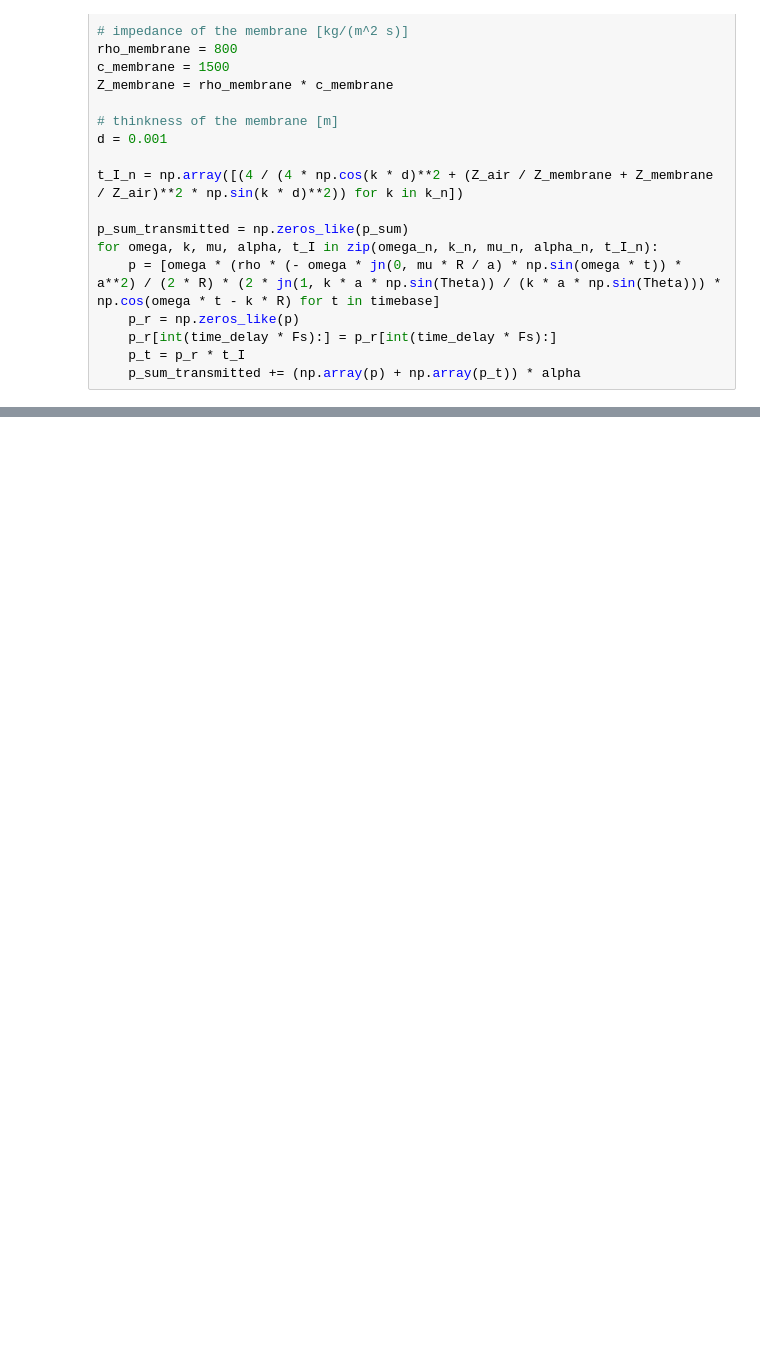
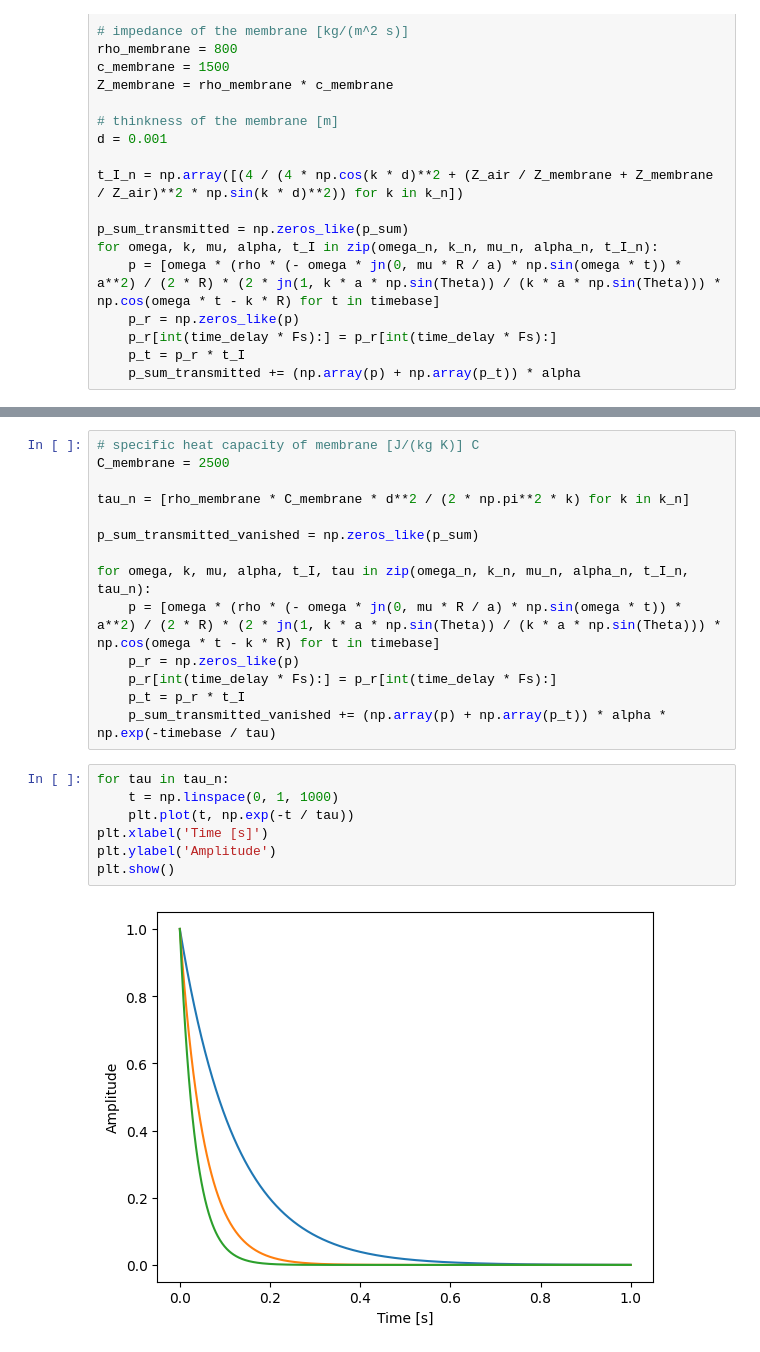
Before and after one commit to kjle/ATIAM-Promo-2025, a Jupyter notebook: AM/Percussion/timpani.ipynb, the cells around one changed output, grey strips where cells are left out. Cells and saved outputs as stored; diff of their text form; blank space fills up the shorter version.

```diff
--- a/AM/Percussion/timpani.ipynb
+++ b/AM/Percussion/timpani.ipynb
@@ -156,0 +160,23 @@ Audio(p_sum_transmitted, rate=Fs)
+# %%
+# specific heat capacity of membrane [J/(kg K)] C
+C_membrane = 2500
+
+tau_n = [rho_membrane * C_membrane * d**2 / (2 * np.pi**2 * k) for k in k_n]
+
+p_sum_transmitted_vanished = np.zeros_like(p_sum)
+
+for omega, k, mu, alpha, t_I, tau in zip(omega_n, k_n, mu_n, alpha_n, t_I_n, tau_n):
+    p = [omega * (rho * (- omega * jn(0, mu * R / a) * np.sin(omega * t)) * a**2) / (2 * R) * (2 * jn(1, k * a * np.sin(Theta)) / (k * a * np.sin(Theta))) * np.cos(omega * t - k * R) for t in timebase]
+    p_r = np.zeros_like(p)
+    p_r[int(time_delay * Fs):] = p_r[int(time_delay * Fs):]
+    p_t = p_r * t_I
+    p_sum_transmitted_vanished += (np.array(p) + np.array(p_t)) * alpha * np.exp(-timebase / tau)
+# %%
+for tau in tau_n:
+    t = np.linspace(0, 1, 1000)
+    plt.plot(t, np.exp(-t / tau))
+plt.xlabel('Time [s]')
+plt.ylabel('Amplitude')
+plt.show()
+# %% [output]
+[figure, added]
```
Also changed, not shown: parts of 6 cells of this notebook.
